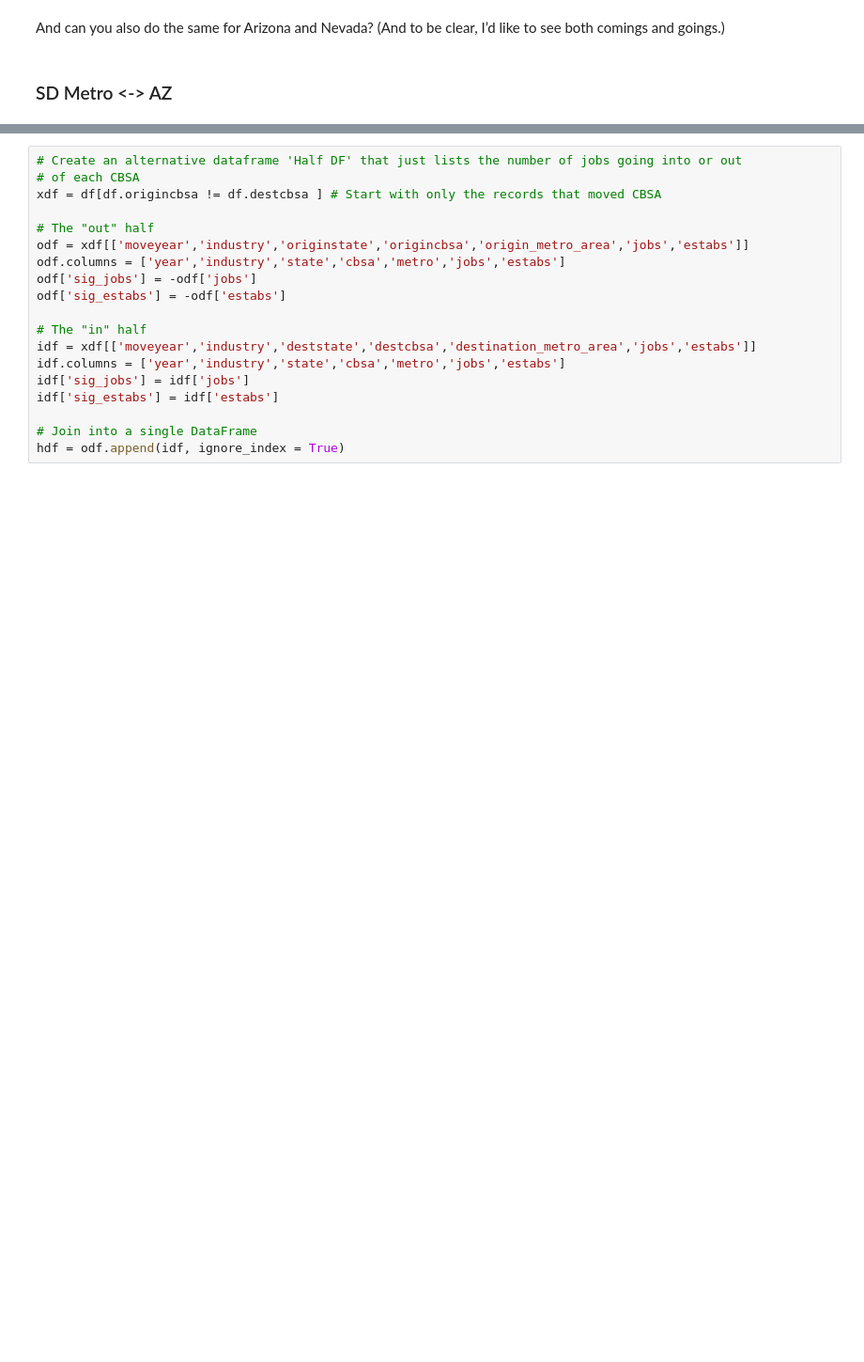
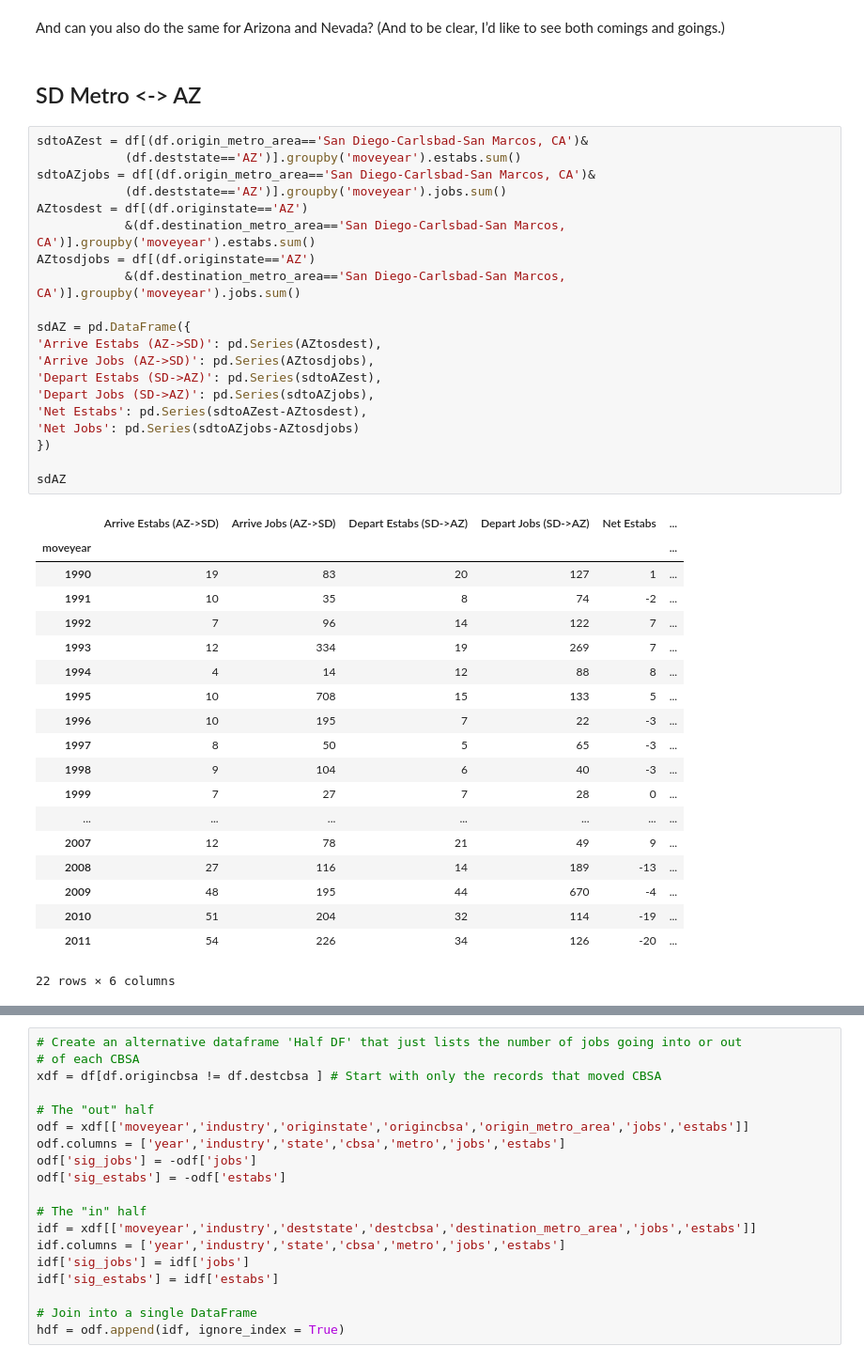
Before and after one commit to SDRDLAnalysts/pdp-data-projects, a Jupyter notebook: voiceofsandiego.org/business-migrations/analysts/gonzalo.ipynb, the cells around one changed output, grey strips where cells are left out. Shown at 94% size. Saved outputs shown, nothing was run; the diff lists cells and outputs as text; blank space fills up the shorter version.

```diff
--- a/voiceofsandiego.org/business-migrations/analysts/gonzalo.ipynb
+++ b/voiceofsandiego.org/business-migrations/analysts/gonzalo.ipynb
@@ -260,4 +262,44 @@ txmetrosd
 # %% [markdown]
 And can you also do the same for Arizona and Nevada? (And to be clear, I’d like to see both comings and goings.)
 # %% [markdown]
-### SD Metro <-> AZ
+## SD Metro <-> AZ
+# %%
+sdtoAZest = df[(df.origin_metro_area=='San Diego-Carlsbad-San Marcos, CA')&
+            (df.deststate=='AZ')].groupby('moveyear').estabs.sum()
+sdtoAZjobs = df[(df.origin_metro_area=='San Diego-Carlsbad-San Marcos, CA')&
+            (df.deststate=='AZ')].groupby('moveyear').jobs.sum()
+AZtosdest = df[(df.originstate=='AZ')
+            &(df.destination_metro_area=='San Diego-Carlsbad-San Marcos, CA')].groupby('moveyear').estabs.sum()
+AZtosdjobs = df[(df.originstate=='AZ')
+            &(df.destination_metro_area=='San Diego-Carlsbad-San Marcos, CA')].groupby('moveyear').jobs.sum()
+
+sdAZ = pd.DataFrame({
+'Arrive Estabs (AZ->SD)': pd.Series(AZtosdest),
+'Arrive Jobs (AZ->SD)': pd.Series(AZtosdjobs),
+'Depart Estabs (SD->AZ)': pd.Series(sdtoAZest),
+'Depart Jobs (SD->AZ)': pd.Series(sdtoAZjobs),
+'Net Estabs': pd.Series(sdtoAZest-AZtosdest),
+'Net Jobs': pd.Series(sdtoAZjobs-AZtosdjobs)
+})
+
+sdAZ
+# %% [output]
+|  | Arrive Estabs (AZ->SD) | Arrive Jobs (AZ->SD) | Depart Estabs (SD->AZ) | Depart Jobs (SD->AZ) | Net Estabs | ... |
+| moveyear |  |  |  |  |  | ... |
+| 1990 | 19 | 83 | 20 | 127 | 1 | ... |
+| 1991 | 10 | 35 | 8 | 74 | -2 | ... |
+| 1992 | 7 | 96 | 14 | 122 | 7 | ... |
+| 1993 | 12 | 334 | 19 | 269 | 7 | ... |
+| 1994 | 4 | 14 | 12 | 88 | 8 | ... |
+| 1995 | 10 | 708 | 15 | 133 | 5 | ... |
+| 1996 | 10 | 195 | 7 | 22 | -3 | ... |
+| 1997 | 8 | 50 | 5 | 65 | -3 | ... |
+| 1998 | 9 | 104 | 6 | 40 | -3 | ... |
+| 1999 | 7 | 27 | 7 | 28 | 0 | ... |
+| ... | ... | ... | ... | ... | ... | ... |
+| 2007 | 12 | 78 | 21 | 49 | 9 | ... |
+| 2008 | 27 | 116 | 14 | 189 | -13 | ... |
+| 2009 | 48 | 195 | 44 | 670 | -4 | ... |
+| 2010 | 51 | 204 | 32 | 114 | -19 | ... |
+| 2011 | 54 | 226 | 34 | 126 | -20 | ... |
+22 rows × 6 columns
```
Also changed, not shown: parts of 18 cells of this notebook.
